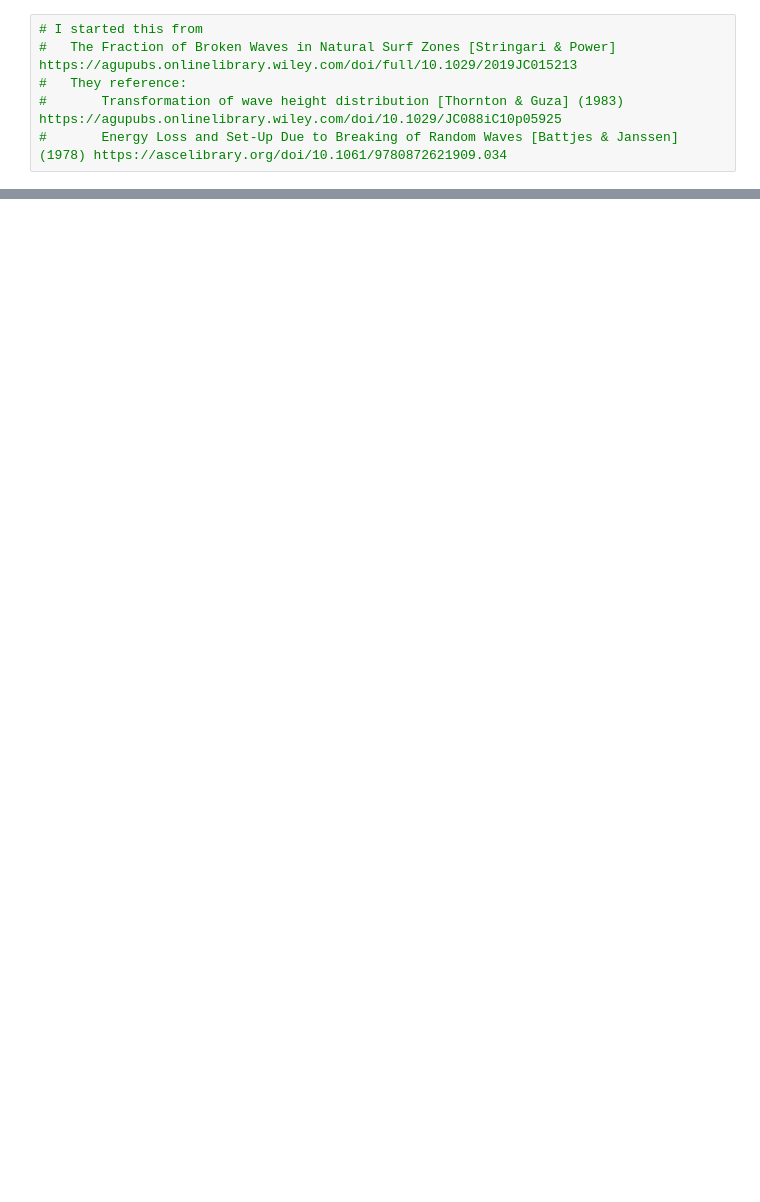
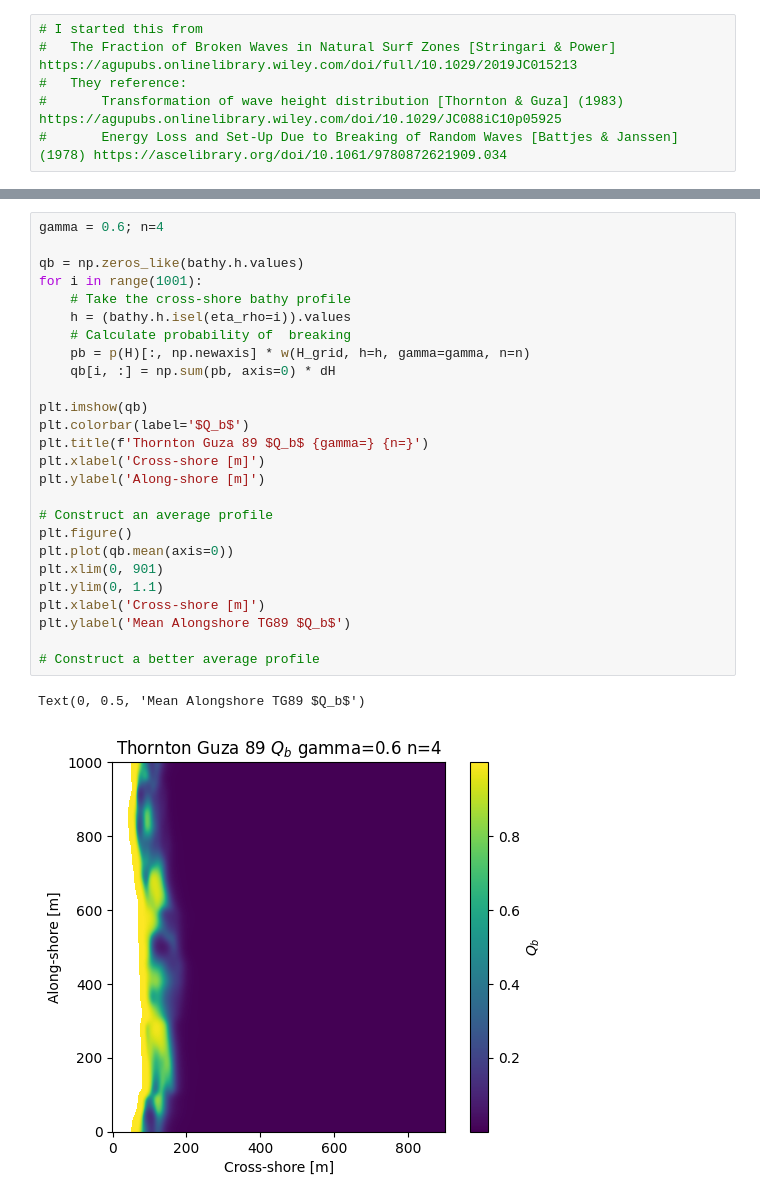
Before and after one commit to mleclair73/dunex, a Jupyter notebook: analytical_qb.ipynb, the cells around one changed output, grey strips where cells are left out. Saved outputs shown, nothing was run; the diff lists cells and outputs as text; blank space fills up the shorter version.

```diff
--- a/analytical_qb.ipynb
+++ b/analytical_qb.ipynb
@@ -320,0 +265,29 @@ plt.colorbar()
+# %%
+gamma = 0.6; n=4
+
+qb = np.zeros_like(bathy.h.values)
+for i in range(1001):
+    # Take the cross-shore bathy profile
+    h = (bathy.h.isel(eta_rho=i)).values
+    # Calculate probability of  breaking
+    pb = p(H)[:, np.newaxis] * w(H_grid, h=h, gamma=gamma, n=n)
+    qb[i, :] = np.sum(pb, axis=0) * dH
+
+plt.imshow(qb)
+plt.colorbar(label='$Q_b$')
+plt.title(f'Thornton Guza 89 $Q_b$ {gamma=} {n=}')
+plt.xlabel('Cross-shore [m]')
+plt.ylabel('Along-shore [m]')
+
+# Construct an average profile
+plt.figure()
+plt.plot(qb.mean(axis=0))
+plt.xlim(0, 901)
+plt.ylim(0, 1.1)
+plt.xlabel('Cross-shore [m]')
+plt.ylabel('Mean Alongshore TG89 $Q_b$')
+
+# Construct a better average profile
+# %% [output]
+Text(0, 0.5, 'Mean Alongshore TG89 $Q_b$')
+[figure, added]
```
Also changed, not shown: parts of 41 cells of this notebook.
